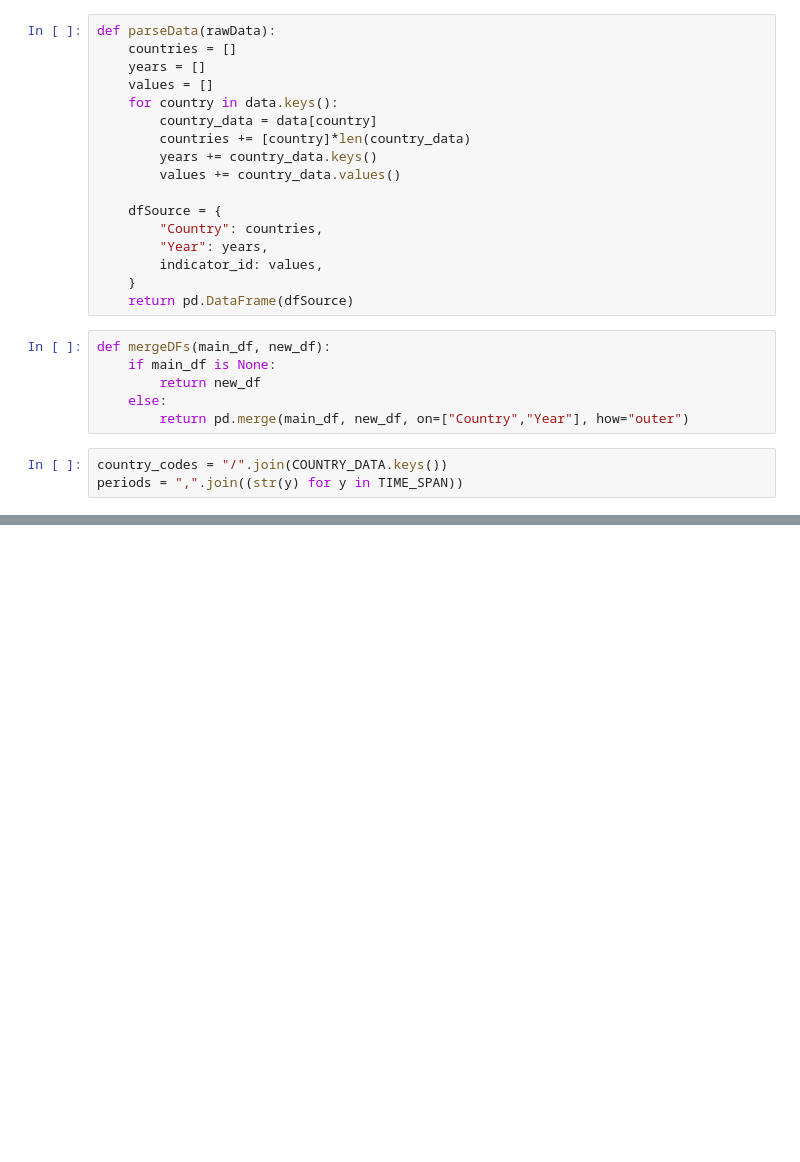
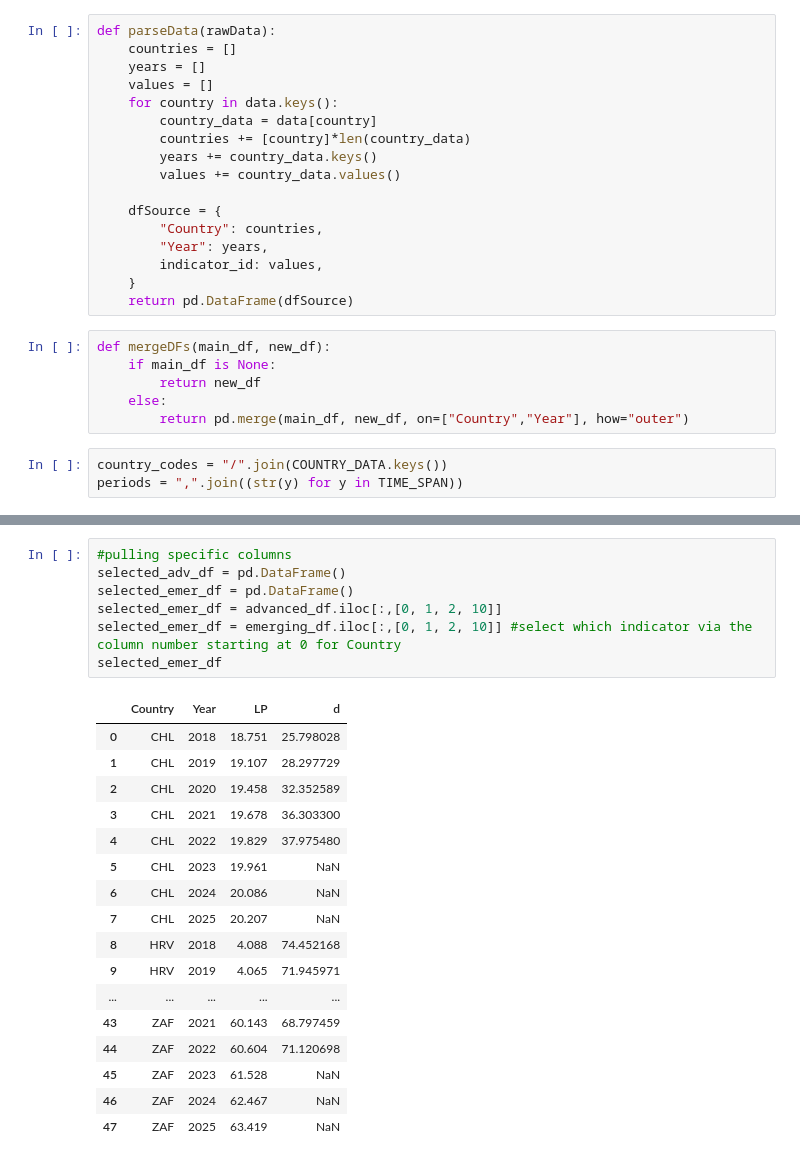
Before and after one commit to eaccooper5/project_1, a Jupyter notebook: TEST1.ipynb, the cells around one changed output, grey strips where cells are left out. Saved outputs shown, nothing was run; the diff lists cells and outputs as text; blank space fills up the shorter version.

```diff
--- a/TEST1.ipynb
+++ b/TEST1.ipynb
@@ -119,0 +150,25 @@ KeyError: 2
+# %%
+#pulling specific columns
+selected_adv_df = pd.DataFrame()
+selected_emer_df = pd.DataFrame()
+selected_emer_df = advanced_df.iloc[:,[0, 1, 2, 10]]
+selected_emer_df = emerging_df.iloc[:,[0, 1, 2, 10]] #select which indicator via the column number starting at 0 for Country
+selected_emer_df
+# %% [output]
+|  | Country | Year | LP | d |
+| 0 | CHL | 2018 | 18.751 | 25.798028 |
+| 1 | CHL | 2019 | 19.107 | 28.297729 |
+| 2 | CHL | 2020 | 19.458 | 32.352589 |
+| 3 | CHL | 2021 | 19.678 | 36.303300 |
+| 4 | CHL | 2022 | 19.829 | 37.975480 |
+| 5 | CHL | 2023 | 19.961 | NaN |
+| 6 | CHL | 2024 | 20.086 | NaN |
+| 7 | CHL | 2025 | 20.207 | NaN |
+| 8 | HRV | 2018 | 4.088 | 74.452168 |
+| 9 | HRV | 2019 | 4.065 | 71.945971 |
+| ... | ... | ... | ... | ... |
+| 43 | ZAF | 2021 | 60.143 | 68.797459 |
+| 44 | ZAF | 2022 | 60.604 | 71.120698 |
+| 45 | ZAF | 2023 | 61.528 | NaN |
+| 46 | ZAF | 2024 | 62.467 | NaN |
+| 47 | ZAF | 2025 | 63.419 | NaN |
```
Also changed, not shown: parts of 8 cells of this notebook.
